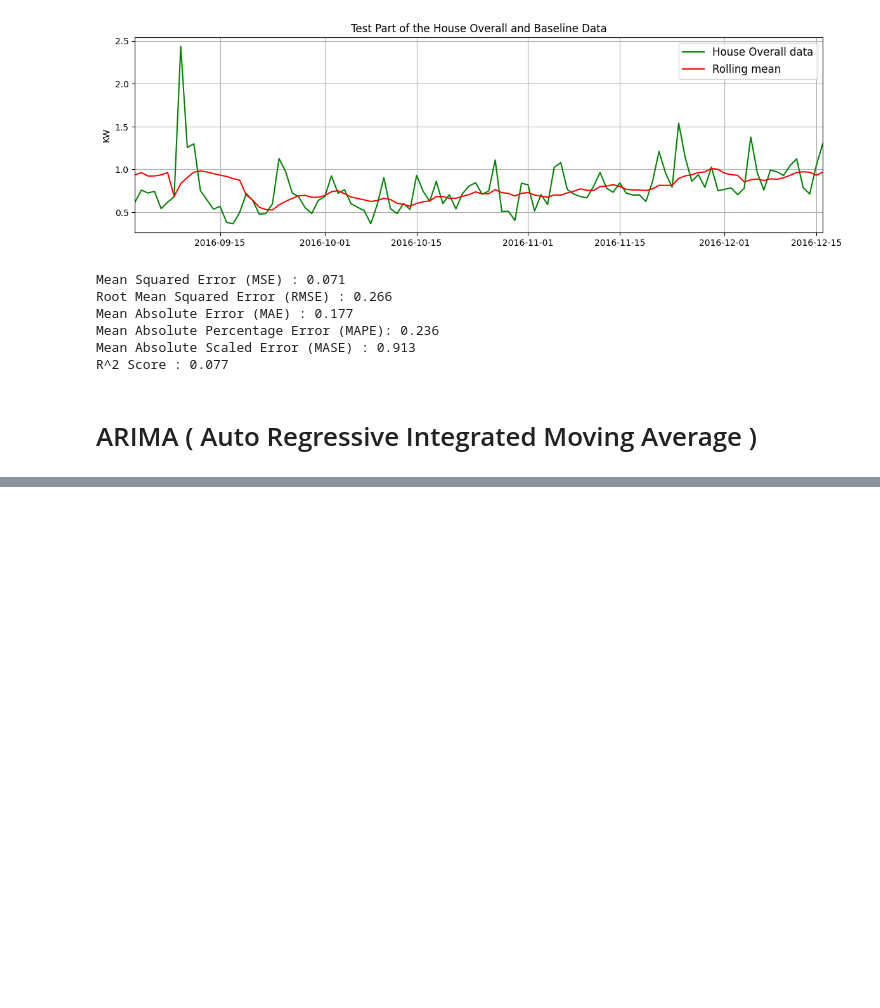
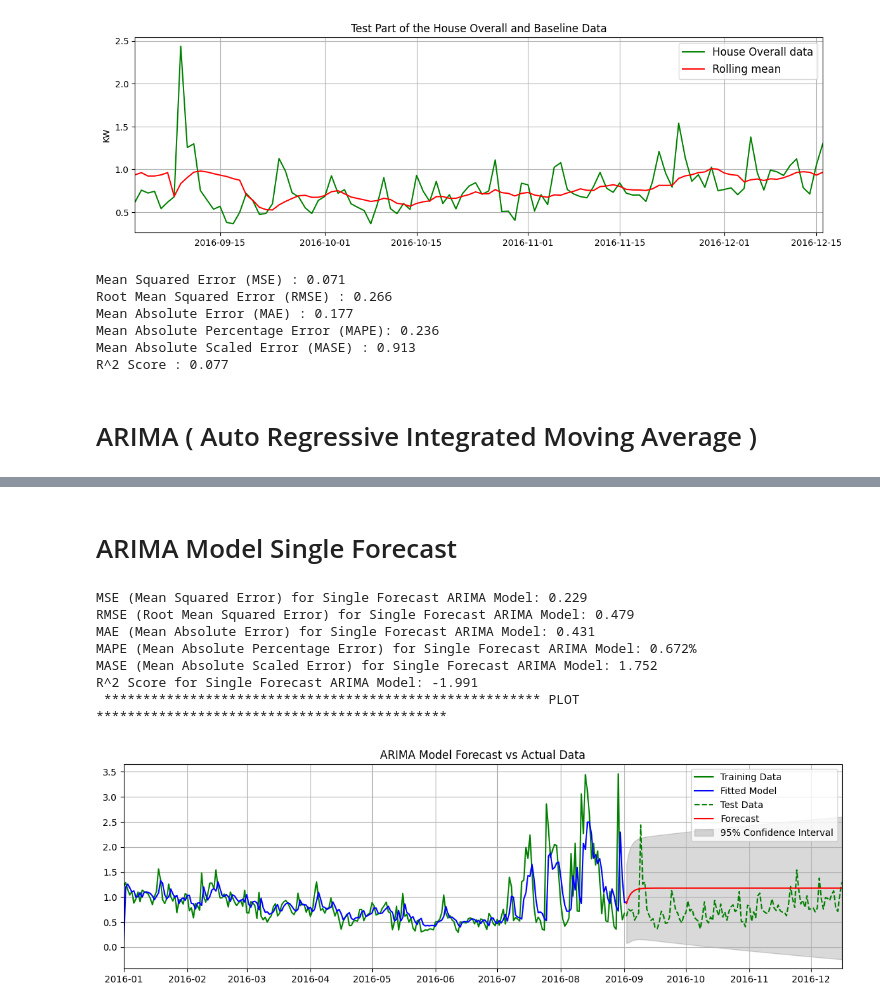
Before and after one commit to adshyam/SmartHome-IOT-devices---EDA-ARIMAs-and-LSTM, a Jupyter notebook: AAI_530_Smart_Home_Final_Project.ipynb, the cells around one changed output, grey strips where cells are left out. Drawn from its saved outputs; the diff is of its cells as text; code cells hidden in the pictures; blank space fills up the shorter version.

```diff
--- a/AAI_530_Smart_Home_Final_Project (1).ipynb
+++ b/AAI_530_Smart_Home_Final_Project.ipynb
@@ -373,0 +478,52 @@ R^2 Score : 0.077
+# %% [markdown]
+# ARIMA Model Single Forecast
+# %%
+# calculate the starting index for appending based on the length of train data
+start_append_index = len(train_data)
+# append one new observations from the daily_data to the fitted model without refitting the model
+new_fit = fitted_model.append(daily_data[start_append_index:start_append_index+1], refit = False)
+# forecast the values for the test set
+forecast = new_fit.forecast(len(test_data))
+# get the confidence intervals for the forecast at the 95% level
+confidence = new_fit.get_forecast(len(test_data)).conf_int(0.05)
+
+
+# calculate and print the error metrics
+mse = mean_squared_error(test_data, forecast)
+rmse = np.sqrt(mse)
+mae = mean_absolute_error(test_data, forecast)
+mape = np.mean(np.abs(forecast - test_data) / np.abs(test_data))
+mase = np.mean(np.abs(test_data - forecast)) / (np.abs(np.diff(train_data)).sum()/ (len(train_data)-1))
+r2 = r2_score(test_data, forecast)
+
+print(f'MSE (Mean Squared Error) for Single Forecast ARIMA Model: {mse:.3f}')
+print(f'RMSE (Root Mean Squared Error) for Single Forecast ARIMA Model: {rmse:.3f}')
+print(f'MAE (Mean Absolute Error) for Single Forecast ARIMA Model: {mae:.3f}')
+print(f'MAPE (Mean Absolute Percentage Error) for Single Forecast ARIMA Model: {mape:.3f}%')
+print(f'MASE (Mean Absolute Scaled Error) for Single Forecast ARIMA Model: {mase:.3f}')
+print(f'R^2 Score for Single Forecast ARIMA Model: {r2:.3f}')
+
+print(" ******************************************************** PLOT *********************************************")
+
+# plotting the training data, fitted model , test data , forecast and conidence intervals
+plt.figure(figsize = (14,4))
+plt.plot(train_data, c = 'green', label = "Training Data")
+plt.plot(new_fit.predict(dynamic=False), c = 'blue', label = 'Fitted Model')
+plt.plot(test_data.index, test_data, c = 'green', label = 'Test Data', linestyle = '--')
+plt.plot(test_data.index , forecast, c = 'red', label = 'Forecast')
+plt.fill_between(test_data.index, confidence.iloc[:,0], confidence.iloc[:,1], color ='k', alpha =.15, label = '95% Confidence Interval')
+
+plt.title("ARIMA Model Forecast vs Actual Data")
+plt.legend()
+plt.grid()
+plt.margins(x =0)
+plt.show()
+# %% [output]
+MSE (Mean Squared Error) for Single Forecast ARIMA Model: 0.229
+RMSE (Root Mean Squared Error) for Single Forecast ARIMA Model: 0.479
+MAE (Mean Absolute Error) for Single Forecast ARIMA Model: 0.431
+MAPE (Mean Absolute Percentage Error) for Single Forecast ARIMA Model: 0.672%
+MASE (Mean Absolute Scaled Error) for Single Forecast ARIMA Model: 1.752
+R^2 Score for Single Forecast ARIMA Model: -1.991
+ ******************************************************** PLOT *********************************************
+[figure, added]
```
Also changed, not shown: parts of 13 cells of this notebook.
